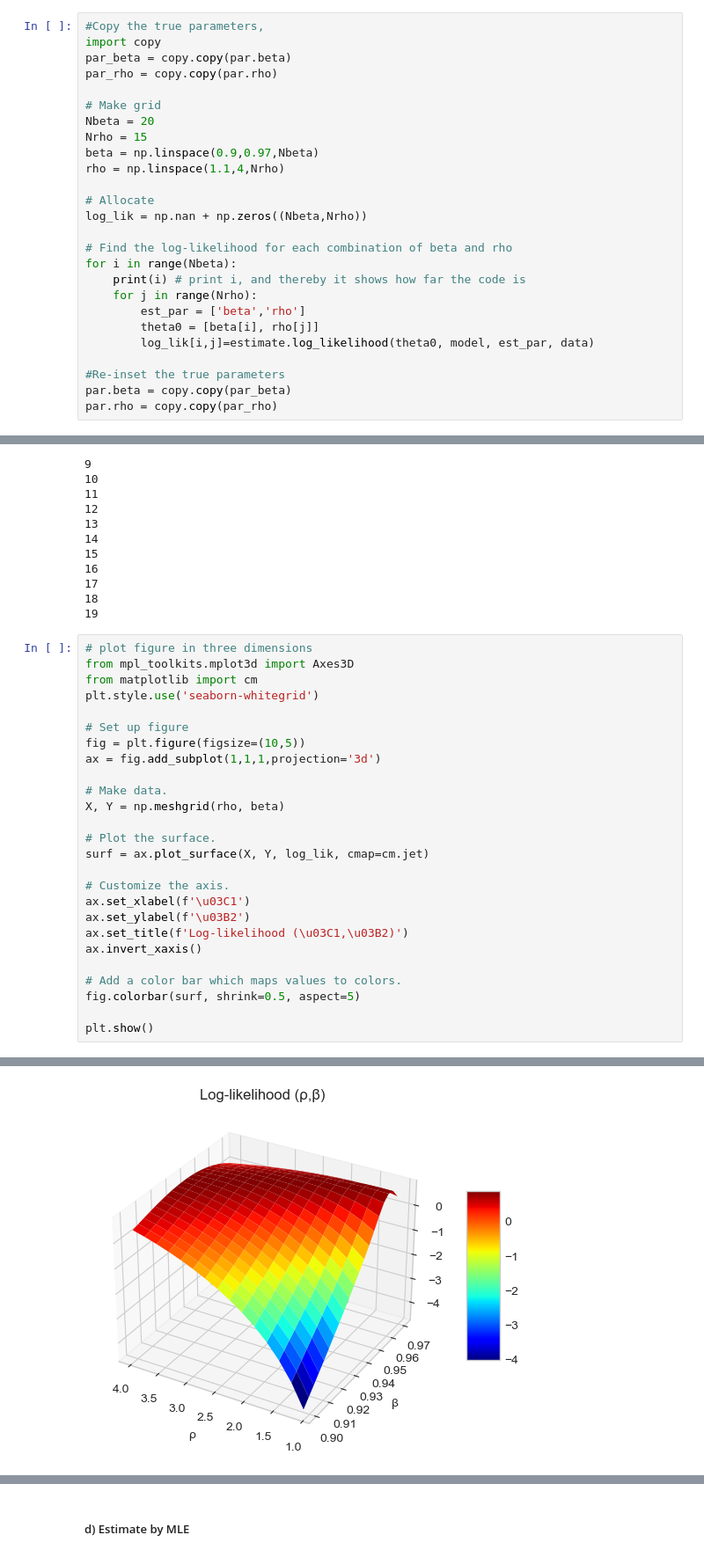
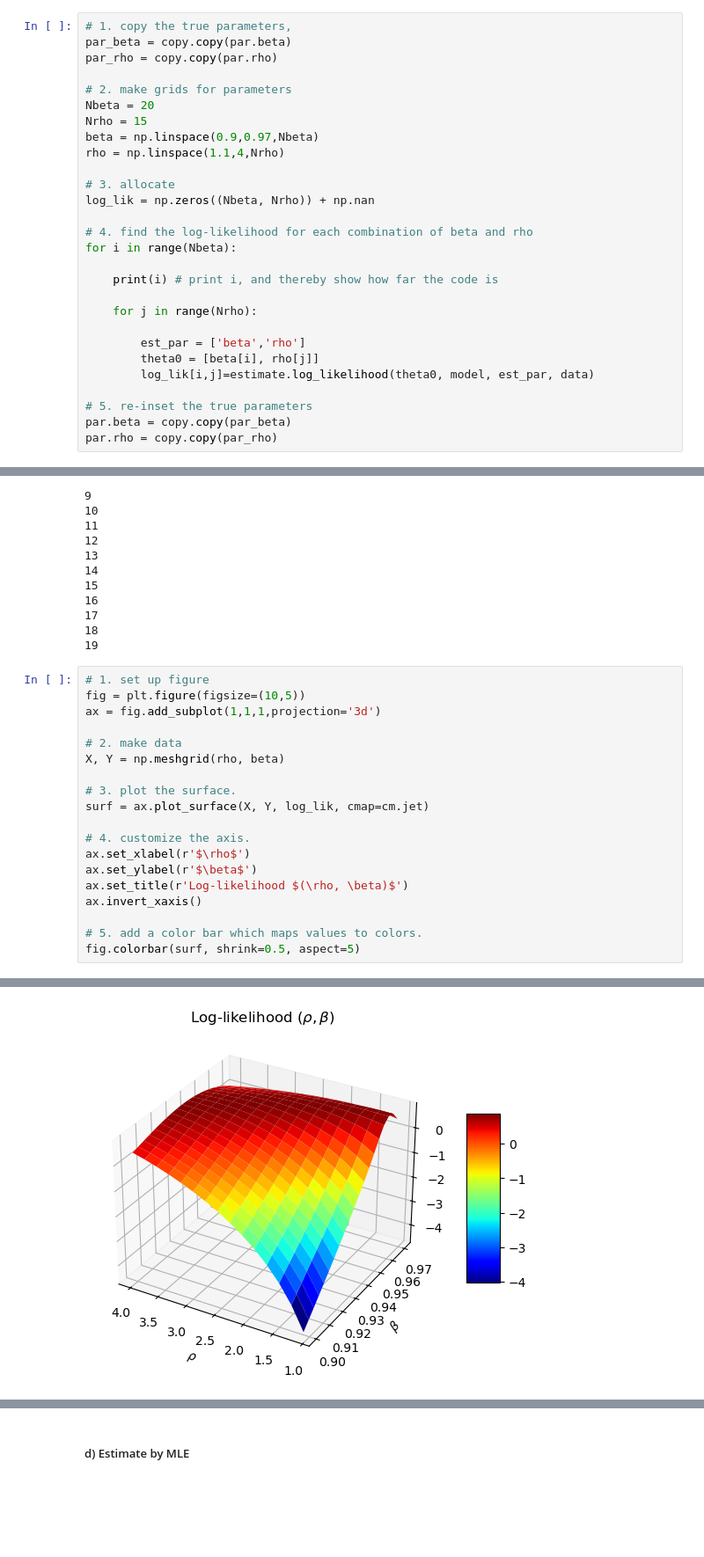
Before and after one commit to bschjerning/dp_ucph, a Jupyter notebook: 3_discrete_continuous_choice/exercises/ex_post/04_estimate_buffer_stock.ipynb, the cells around one changed output, grey strips where cells are left out. Shown at 88% size. Cells and saved outputs as stored; diff of their text form; blank space fills up the shorter version.

```diff
--- a/3_discrete_continuous_choice/exercises/ex_post/04_estimate_buffer_stock.ipynb
+++ b/3_discrete_continuous_choice/exercises/ex_post/04_estimate_buffer_stock.ipynb
@@ -55,29 +60,31 @@ data.logC = np.log(sim.C[data.t,:])-np.random.normal(scale=par.sigma_eta, size=(
 # %% [markdown]
 ##### c) Illustrate likelihood function
 # %%
-#Copy the true parameters,
-import copy
+# 1. copy the true parameters,
 par_beta = copy.copy(par.beta)
 par_rho = copy.copy(par.rho)
 
-# Make grid
+# 2. make grids for parameters
 Nbeta = 20
 Nrho = 15
 beta = np.linspace(0.9,0.97,Nbeta)
 rho = np.linspace(1.1,4,Nrho)
 
-# Allocate
-log_lik = np.nan + np.zeros((Nbeta,Nrho))
+# 3. allocate
+log_lik = np.zeros((Nbeta, Nrho)) + np.nan
 
-# Find the log-likelihood for each combination of beta and rho
+# 4. find the log-likelihood for each combination of beta and rho
 for i in range(Nbeta):
-    print(i) # print i, and thereby it shows how far the code is
+
+    print(i) # print i, and thereby show how far the code is
+
     for j in range(Nrho):
+
         est_par = ['beta','rho']
         theta0 = [beta[i], rho[j]]
         log_lik[i,j]=estimate.log_likelihood(theta0, model, est_par, data)
 
-#Re-inset the true parameters
+# 5. re-inset the true parameters
 par.beta = copy.copy(par_beta)
 par.rho = copy.copy(par_rho)
 # %% [output]
@@ -102,29 +109,22 @@ par.rho = copy.copy(par_rho)
 18
 19
 # %%
-# plot figure in three dimensions
-from mpl_toolkits.mplot3d import Axes3D
-from matplotlib import cm
-plt.style.use('seaborn-whitegrid')
-
-# Set up figure
+# 1. set up figure
 fig = plt.figure(figsize=(10,5))
 ax = fig.add_subplot(1,1,1,projection='3d')
 
-# Make data.
+# 2. make data
 X, Y = np.meshgrid(rho, beta)
 
-# Plot the surface.
+# 3. plot the surface.
 surf = ax.plot_surface(X, Y, log_lik, cmap=cm.jet)
 
-# Customize the axis.
-ax.set_xlabel(f'\u03C1')
-ax.set_ylabel(f'\u03B2')
-ax.set_title(f'Log-likelihood (\u03C1,\u03B2)')
+# 4. customize the axis.
+ax.set_xlabel(r'$\rho$')
+ax.set_ylabel(r'$\beta$')
+ax.set_title(r'Log-likelihood $(\rho, \beta)$')
 ax.invert_xaxis()
 
-# Add a color bar which maps values to colors.
+# 5. add a color bar which maps values to colors.
 fig.colorbar(surf, shrink=0.5, aspect=5)
-
-plt.show()
 # %% [output]
@@ -131,2 +132,2 @@ plt.show()
-[figure, old version]
+[figure, new version]
 # %%
```
Also changed, not shown: parts of 19 cells of this notebook, 15 other files.
